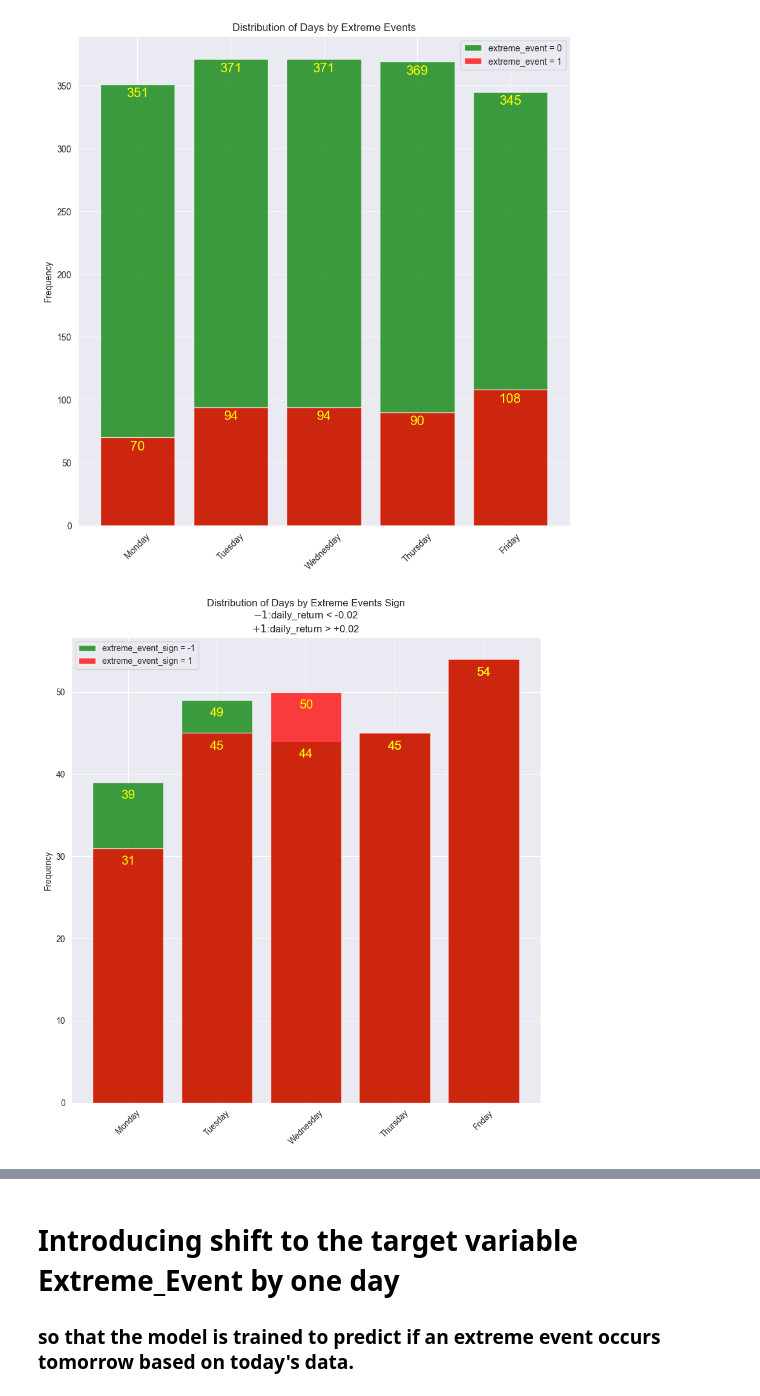
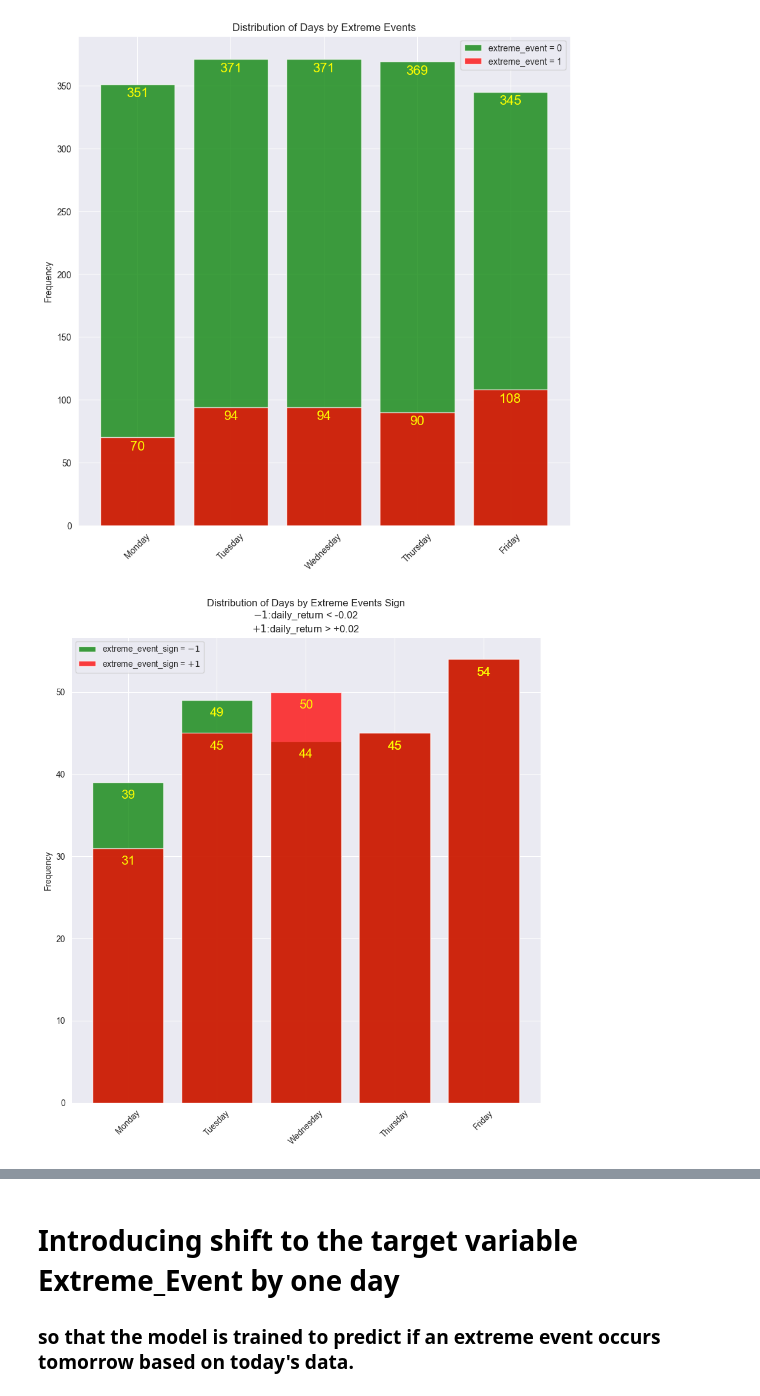
Before and after one commit to agerom/aic2_assignment, a Jupyter notebook: eda.ipynb, the cells around one changed output, grey strips where cells are left out. Drawn from its saved outputs; the diff is of its cells as text; code cells hidden in the pictures.

```diff
--- a/eda.ipynb
+++ b/eda.ipynb
@@ -467,34 +467,37 @@ df['day_name'] = pd.Categorical(df['day_name'], categories=day_order, ordered=Tr
 # Define colors for each extreme_event
 colors = {-1: 'green', +1: 'red'}
 # Create bins and initialize plot
 bins = range(len(day_order) + 1)
 plt.figure(figsize=(10, 10))
 # Group data by 'extreme_event' and plot
 for event in [-1,+1]:
     # Count occurrences for each day in the custom order
     counts = df[df['extreme_event_sign'] == event]['day_name'].value_counts().reindex(day_order, fill_value=0)
-
+    if event==1:
+        event_lab="+1"
+    else:
+        event_lab="-1"
     # Plot the histogram manually with the correct order
     plt.bar(
         counts.index,
         counts.values,
         alpha=0.75,
         color=colors[event],
-        label=f'extreme_event_sign = {event}'
+        label=f'extreme_event_sign = ${event_lab}$'
     )
 
     # Annotate bins with counts
     for i, count in enumerate(counts.values):
         if count > 0:  # Only annotate non-zero bins
             plt.text(i, count - 2, str(count), ha='center', fontsize=15,color='yellow')
 
 # Customize the plot
 #plt.xlabel('Day Name')
 plt.ylabel('Frequency')
 plt.title(f'Distribution of Days by Extreme Events Sign\n$-1$:daily_return < -{margin}\n$+1$:daily_return > +{margin}')
 plt.xticks(rotation=45)  # Custom x-axis order
 plt.legend()
 plt.show()
 # %% [output]
-[figure, old version]
+[figure, new version]
 # %% [markdown]
```
Also changed, not shown: parts of 17 cells of this notebook, 4 other files.
